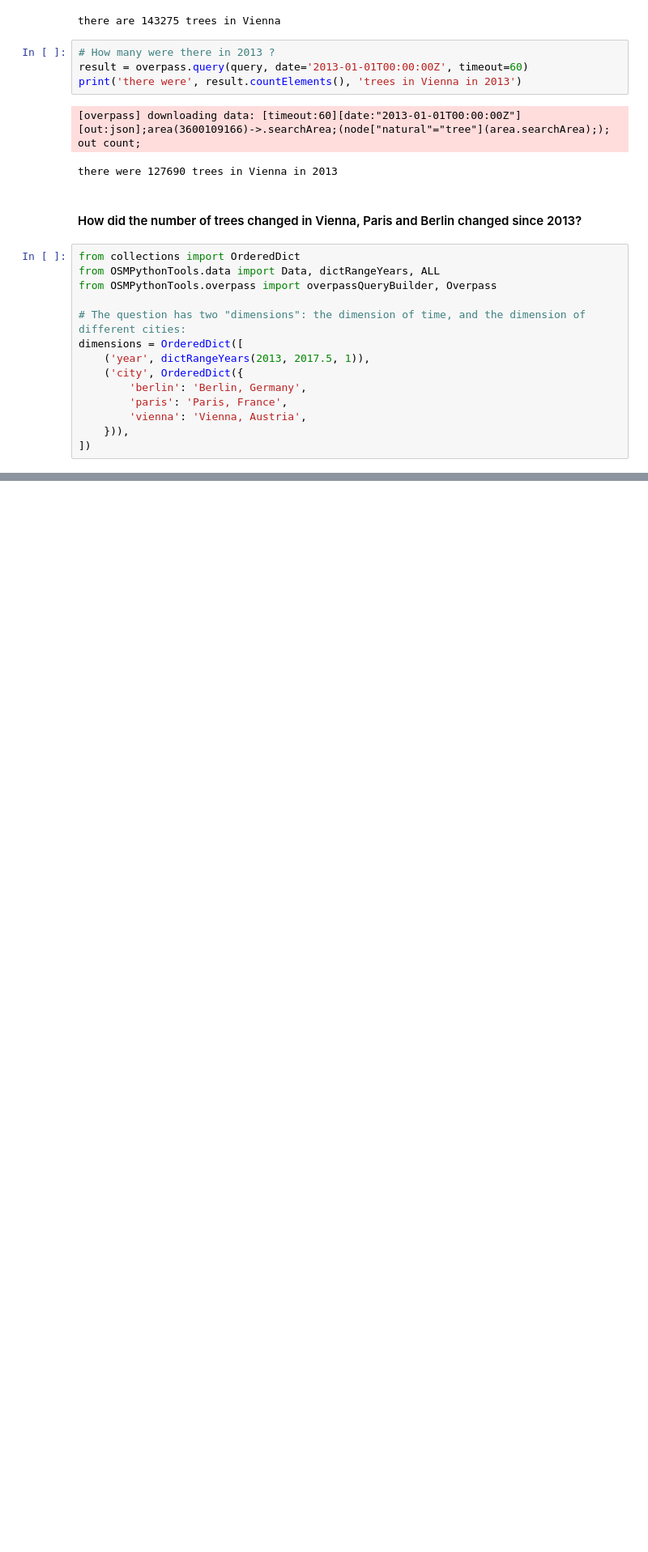
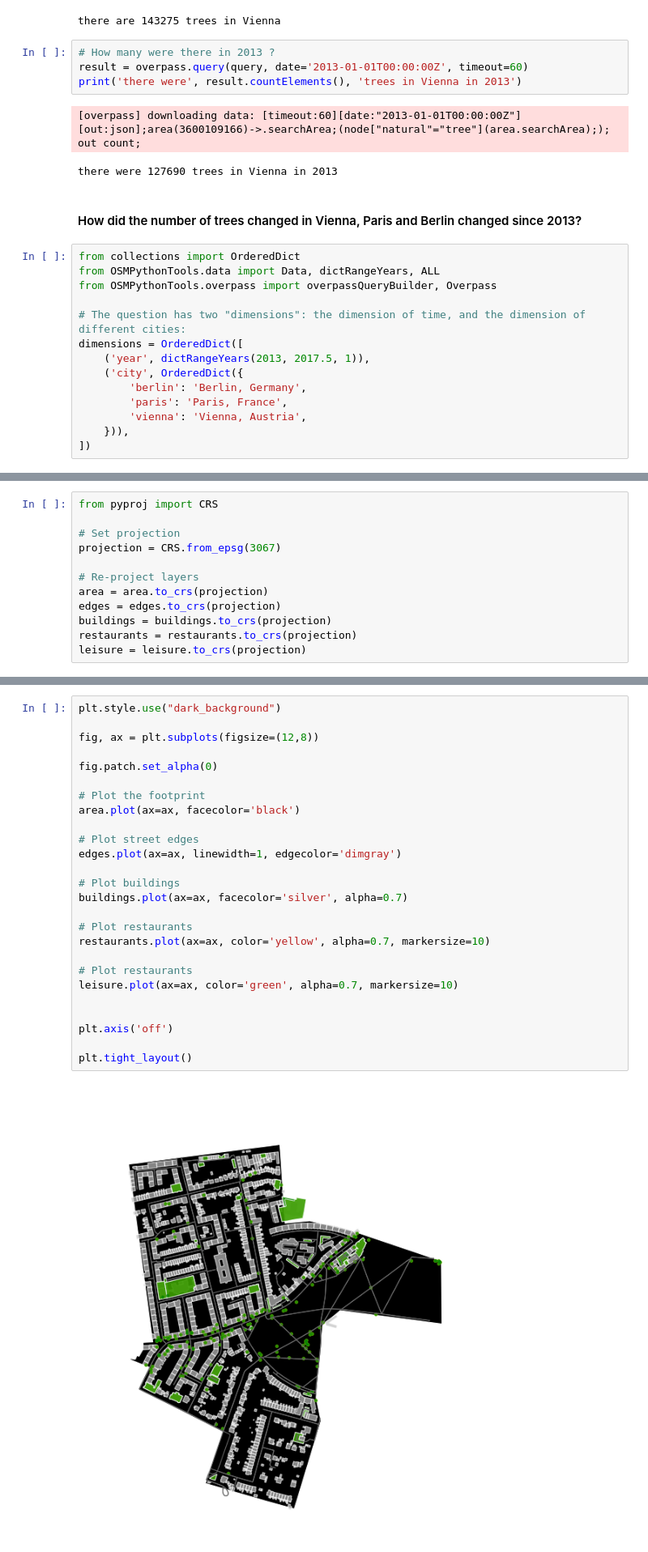
Before and after one commit to EArtiges/Bike_Share_data, a Jupyter notebook: Get_OSM_Data.ipynb, the cells around one changed output, grey strips where cells are left out. Shown at 81% size. Drawn from its saved outputs; the diff is of its cells as text; blank space fills up the shorter version.

```diff
--- a/Get_OSM_Data.ipynb
+++ b/Get_OSM_Data.ipynb
@@ -70,0 +153,12 @@ data.select(city=ALL).getCSV()
+# %%
+from pyproj import CRS
+
+# Set projection
+projection = CRS.from_epsg(3067)
+
+# Re-project layers
+area = area.to_crs(projection)
+edges = edges.to_crs(projection)
+buildings = buildings.to_crs(projection)
+restaurants = restaurants.to_crs(projection)
+leisure = leisure.to_crs(projection)
@@ -70,0 +167,28 @@ data.select(city=ALL).getCSV()
+# %%
+plt.style.use("dark_background")
+
+fig, ax = plt.subplots(figsize=(12,8))
+
+fig.patch.set_alpha(0)
+
+# Plot the footprint
+area.plot(ax=ax, facecolor='black')
+
+# Plot street edges
+edges.plot(ax=ax, linewidth=1, edgecolor='dimgray')
+
+# Plot buildings
+buildings.plot(ax=ax, facecolor='silver', alpha=0.7)
+
+# Plot restaurants
+restaurants.plot(ax=ax, color='yellow', alpha=0.7, markersize=10)
+
+# Plot restaurants
+leisure.plot(ax=ax, color='green', alpha=0.7, markersize=10)
+
+
+plt.axis('off')
+
+plt.tight_layout()
+# %% [output]
+[figure, added]
```
Also changed, not shown: parts of 10 cells of this notebook.
